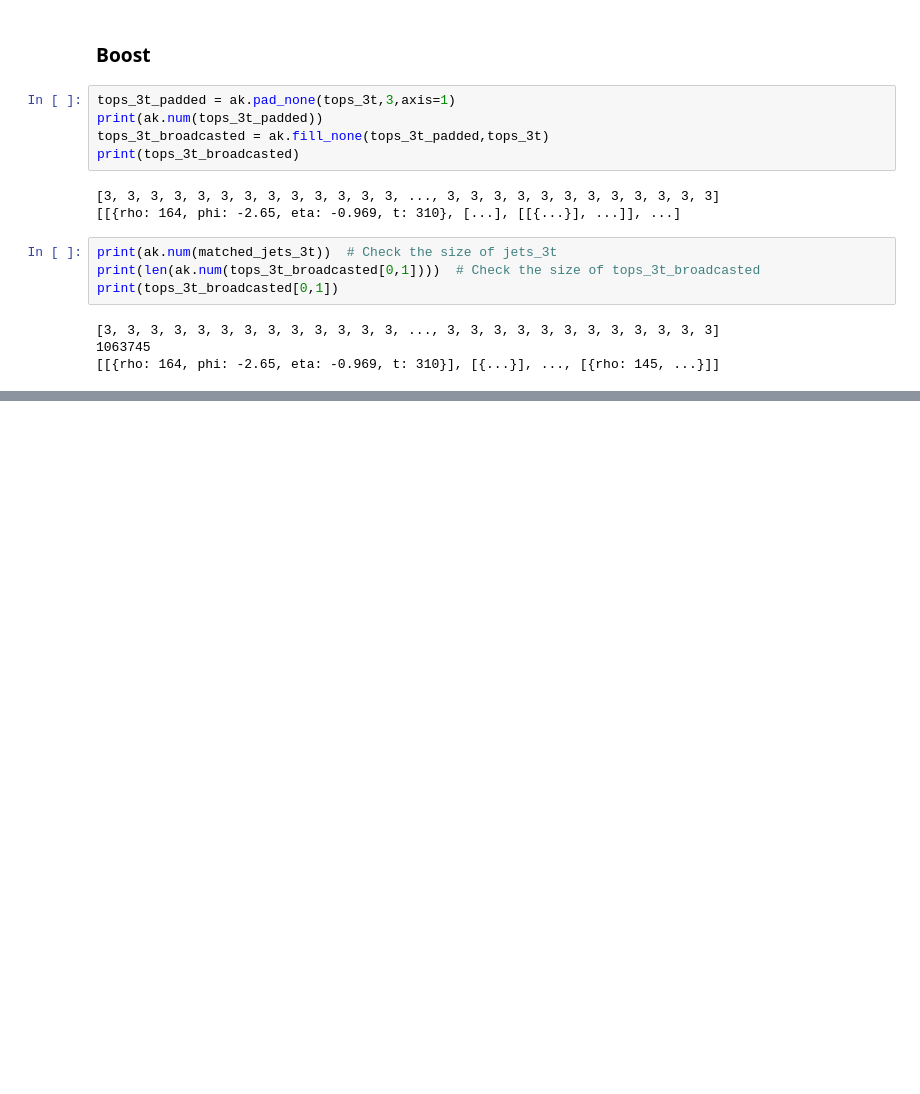
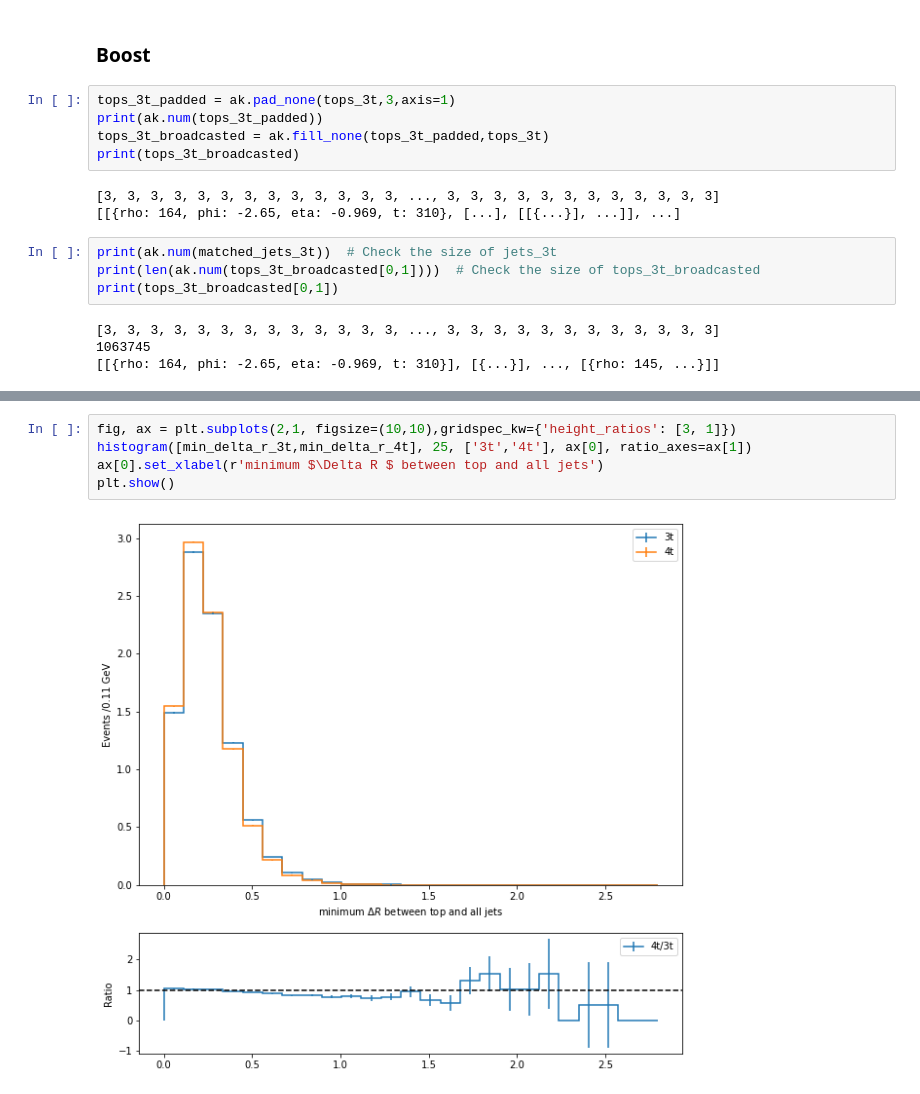
Before and after one commit to archiebrooks02/MPHYS-4Top, a Jupyter notebook: higher_order_variables.ipynb, the cells around one changed output, grey strips where cells are left out. Saved outputs shown, nothing was run; the diff lists cells and outputs as text; blank space fills up the shorter version.

```diff
--- a/higher_order_variables.ipynb
+++ b/higher_order_variables.ipynb
@@ -210,0 +556,7 @@ print(tops_3t_broadcasted[0,1])
+# %%
+fig, ax = plt.subplots(2,1, figsize=(10,10),gridspec_kw={'height_ratios': [3, 1]})
+histogram([min_delta_r_3t,min_delta_r_4t], 25, ['3t','4t'], ax[0], ratio_axes=ax[1])
+ax[0].set_xlabel(r'minimum $\Delta R $ between top and all jets')
+plt.show()
+# %% [output]
+[figure, added]
```
Also changed, not shown: parts of 20 cells of this notebook.
